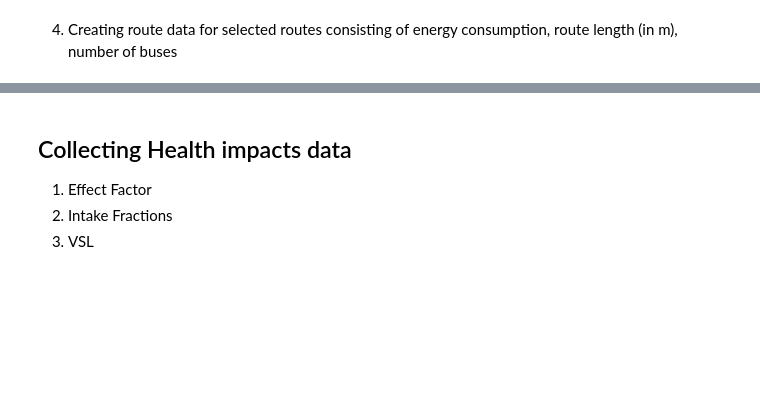
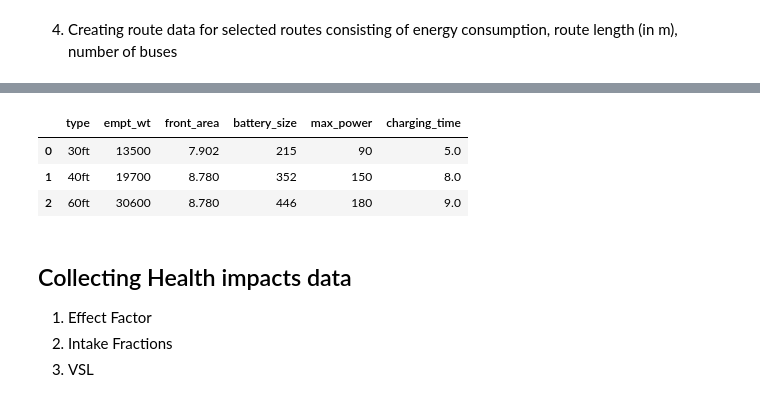
Before and after one commit to UpadhiV/evfleets, a Jupyter notebook: Milano.ipynb, the cells around one changed output, grey strips where cells are left out. Cells and saved outputs as stored; diff of their text form; code cells hidden in the pictures; blank space fills up the shorter version.

```diff
--- a/Milano.ipynb
+++ b/Milano.ipynb
@@ -202,3 +317,7 @@ data.head()
+# %%
+dir_one[10] = 5.0
+num_vehicles = list( map(add, dir_zero, dir_one) )
+calc_lib["num_buses"] = sum(num_vehicles)
 # %% [markdown]
 To get the lengths of roads for unique trip sizes, we need to aggregate trips since many trips on the route are similar
 # %% [markdown]
@@ -429,26 +537,3 @@ This constains the cost data and vehicle information for different bus size
-# %%
-#creating a dictionary of required ev values
-cost_lib = {"instal_costs" : 55000, " charger_costs": 50000, "vehicle_ main_d" : .88, "vehicle_main_e" : .64 ,  "battery_replace_cost" : 83 ,
-            "charging _onm" : 500, "fuel_infra_costs" : 0.02}
-calc_lib = {"num_buses": 80 ,"diesel_bus_cost" : 500000, "num_chargers": 20,
-              "charge_power_dc": 50, "charge_power_l2" : 7.5 ,
-             "discount_rate" : 0.025, "lifetime" : 12}
-bus_lib = {"empt_wt": {"30ft": 13500, "40ft": 19700, "60ft": 30600},
-          "front_area": {"30ft": 7.902, "40ft": 8.78, "60ft": 8.78},
-          "battery_size": {"30ft": 215, "40ft": 352, "60ft": 446}}
-
-#creating a cost dataframe and mySQL table for
-cost_lib = pd.DataFrame(data = cost_lib, index = [0])
-cost_lib.to_sql('cost_library', con=engine, if_exists ="replace")
-
-#creating a calc dataframe and mySQL table
-calc_lib = pd.DataFrame(data = calc_lib, index = [0])
-calc_lib.to_sql('calc_library', con=engine, if_exists ="replace")
-
-#creating a bus dataframe and mySQL table
-bus_lib = pd.DataFrame(data = bus_lib )
-bus_lib = bus_lib.reset_index()
-bus_lib.to_sql('bus_library', con=engine, if_exists ="replace")
 # %% [markdown]
 Estimating weight of 30', 40' and 60' buses on different routes
 # %%
@@ -561,0 +653,12 @@ ab.to_sql("cities", con=engine, index = False, if_exists = "replace")
+# %%
+#taking the ratio of battery size to charging power
+for index in bus_lib.index:
+    bus_lib.loc[bus_lib.index == index, "charging_time"] = np.ceil(bus_lib.loc[bus_lib.index == index,"battery_size"].values[0]/calc_lib["charge_power_dc"].values[0])
+
+bus_lib.to_sql('bus_library', con=engine, if_exists ="replace")
+bus_lib
+# %% [output]
+|  | type | empt_wt | front_area | battery_size | max_power | charging_time |
+| 0 | 30ft | 13500 | 7.902 | 215 | 90 | 5.0 |
+| 1 | 40ft | 19700 | 8.780 | 352 | 150 | 8.0 |
+| 2 | 60ft | 30600 | 8.780 | 446 | 180 | 9.0 |
```
Also changed, not shown: parts of 40 cells of this notebook.
